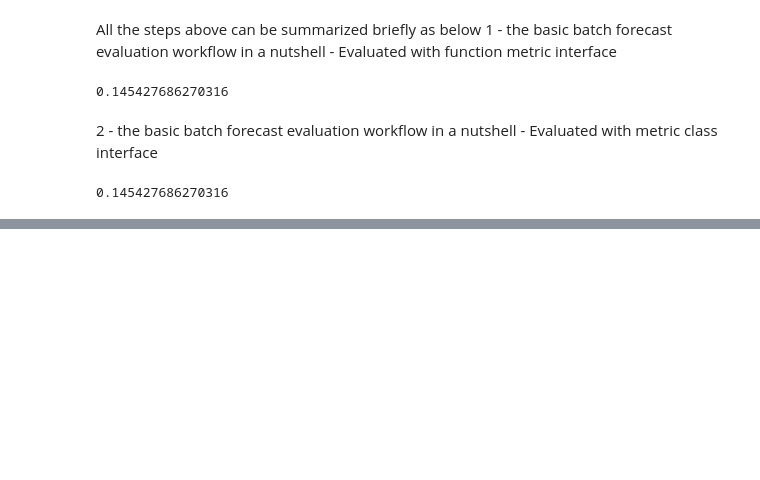
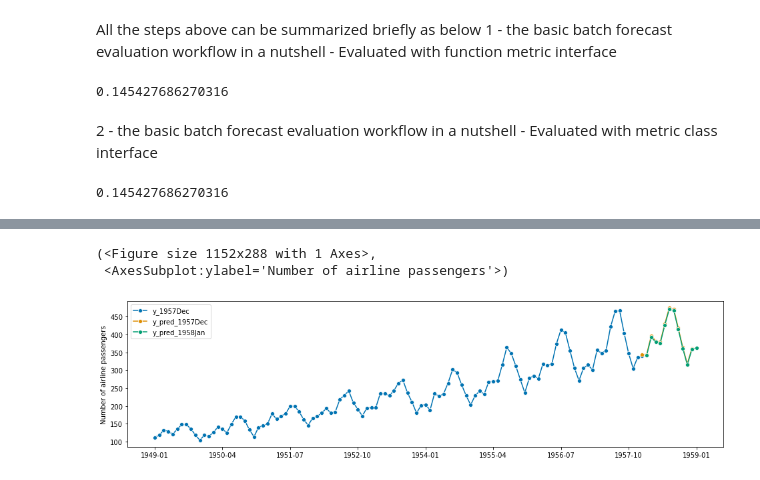
Before and after one commit to TNTran92/sktime, a Jupyter notebook: introduction_to_sktime/01 - Basic Forecasting Workflow.ipynb, the cells around one changed output, grey strips where cells are left out. Saved outputs shown, nothing was run; the diff lists cells and outputs as text; code cells hidden in the pictures; blank space fills up the shorter version.

```diff
--- a/introduction_to_sktime/01 - Basic Forecasting Workflow.ipynb
+++ b/introduction_to_sktime/01 - Basic Forecasting Workflow.ipynb
@@ -497,0 +533,11 @@ Example: suppose that, in the airline example, we want to make forecasts a year
+# %%
+# January 1958
+
+# new data is observed:
+y_1958Jan = y[[-36]]
+
+# step 5: we update the forecaster with the new data
+forecaster.update(y_1958Jan)
+
+# step 6: making forecasts with the updated data
+y_pred_1958Jan = forecaster.predict(fh)
@@ -497,0 +562,12 @@ Example: suppose that, in the airline example, we want to make forecasts a year
+# %%
+# plotting predictions and past data
+plot_series(
+    y[:-35],
+    y_pred_1957Dec,
+    y_pred_1958Jan,
+    labels=["y_1957Dec", "y_pred_1957Dec", "y_pred_1958Jan"],
+)
+# %% [output]
+(<Figure size 1152x288 with 1 Axes>,
+ <AxesSubplot:ylabel='Number of airline passengers'>)
+[figure, added]
```
Also changed, not shown: parts of 24 cells of this notebook, 1 other file.
